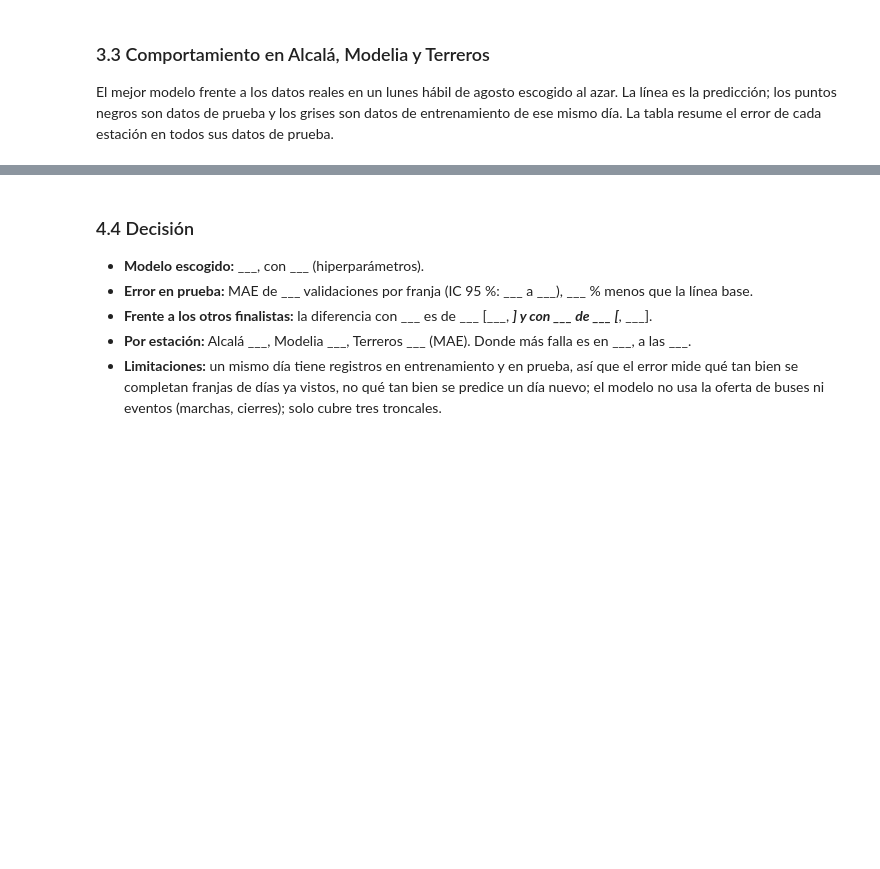
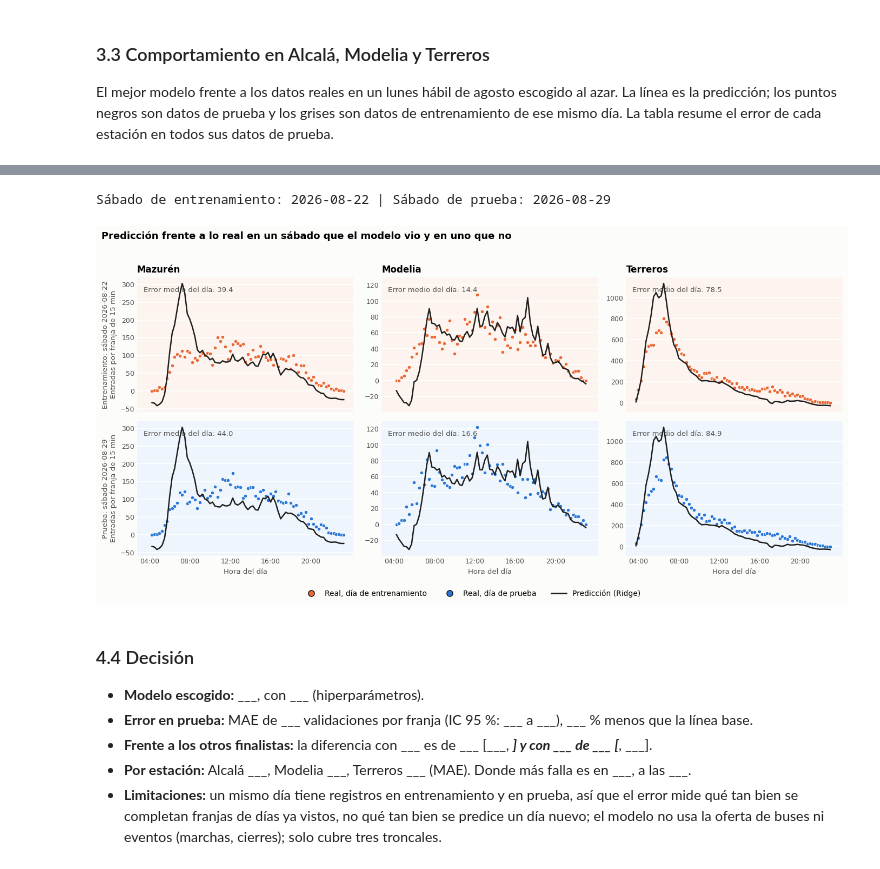
Before and after one commit to QueenR1014/FlujoTransmilenio, a Jupyter notebook: notebooks/v2.ipynb, the cells around one changed output, grey strips where cells are left out. Saved outputs shown, nothing was run; the diff lists cells and outputs as text; code cells hidden in the pictures; blank space fills up the shorter version.

```diff
--- a/notebooks/v2.ipynb
+++ b/notebooks/v2.ipynb
@@ -453,3 +492,51 @@ IndexError: single positional indexer is out-of-bounds
+# %%
+fechas = pd.to_datetime(data["fecha"])
+dias_sab = pd.to_datetime(data.loc[(fechas.dt.dayofweek == 5) & (data["tipo_dia"] == "sabado"), "fecha"]).drop_duplicates()
+SAB_TRAIN = dias_sab[dias_sab.dt.day <= 25].sample(1, random_state=2026).iloc[0]
+SAB_TEST = dias_sab[dias_sab.dt.day >= 26].iloc[0]
+print("Sábado de entrenamiento:", SAB_TRAIN.date(), "| Sábado de prueba:", SAB_TEST.date())
+
+FILAS = [(SAB_TRAIN, "Entrenamiento", NARANJA, "#fdf4ef"),
+         (SAB_TEST,  "Prueba",        AZUL,    "#eff5fd")]
+
+fig, ejes = plt.subplots(2, 3, figsize=(14, 7), sharex=True, sharey="col")
+for fila, (dia, rol, color, fondo) in enumerate(FILAS):
+    for col, (est, buscar) in enumerate(ESTUDIO.items()):
+        ax = ejes[fila, col]
+        nombre = data.loc[est_norm.str.contains(buscar), "estación"].iloc[0]
+        d = data[(data["estación"] == nombre) & (fechas == dia)].copy()
+        d = agregar(d).sort_values("hora")
+        d["pred"] = modelo.predict(d[X_train.columns])
+        mae_dia = mean_absolute_error(d.validaciones, d.pred)
+
+        ax.set_facecolor(fondo)
+        ax.grid(axis="y", color="white", linewidth=1.2)
+        ax.grid(axis="x", visible=False)
+        ax.set_axisbelow(True)
+        ax.scatter(d.hora, d.validaciones, s=22, color=color, edgecolor="white", linewidth=0.6, zorder=3)
+        ax.plot(d.hora, d.pred, color=TINTA, linewidth=1.8, zorder=4)
+        ax.text(0.03, 0.93, f"Error medio del día: {mae_dia:.1f}", transform=ax.transAxes,
+                ha="left", va="top", fontsize=9.5, color="#52514e")
+        for lado in ("top", "right", "left", "bottom"):
+            ax.spines[lado].set_visible(False)
+        ax.tick_params(length=0, labelsize=9)
+        if fila == 0:
+            ax.set_title(est, loc="left", fontweight="bold", fontsize=12)
+        if fila == 1:
+            ax.set_xticks(range(4, 24, 4)); ax.set_xticklabels([f"{h:02d}:00" for h in range(4, 24, 4)])
+            ax.set_xlabel("Hora del día", fontsize=9.5)
+    ejes[fila, 0].set_ylabel(f"{rol}: sábado {dia.date()}\nEntradas por franja de 15 min", fontsize=9.5)
+
+leyenda = [Line2D([0], [0], marker="o", color="none", markerfacecolor=NARANJA, markersize=8, label="Real, día de entrenamiento"),
+           Line2D([0], [0], marker="o", color="none", markerfacecolor=AZUL, markersize=8, label="Real, día de prueba"),
+           Line2D([0], [0], color=TINTA, linewidth=2, label=f"Predicción ({mejor})")]
+fig.legend(handles=leyenda, loc="lower center", ncol=3, frameon=False, fontsize=10)
+fig.suptitle("Predicción frente a lo real en un sábado que el modelo vio y en uno que no", x=0.01, ha="left",
+             fontsize=13, fontweight="bold")
+plt.tight_layout(rect=(0, 0.05, 1, 0.96)); plt.show()
+# %% [output]
+Sábado de entrenamiento: 2026-08-22 | Sábado de prueba: 2026-08-29
+[figure, added]
 # %% [markdown]
 ### 4.4 Decisión
 
```
Also changed, not shown: parts of 7 cells of this notebook.
